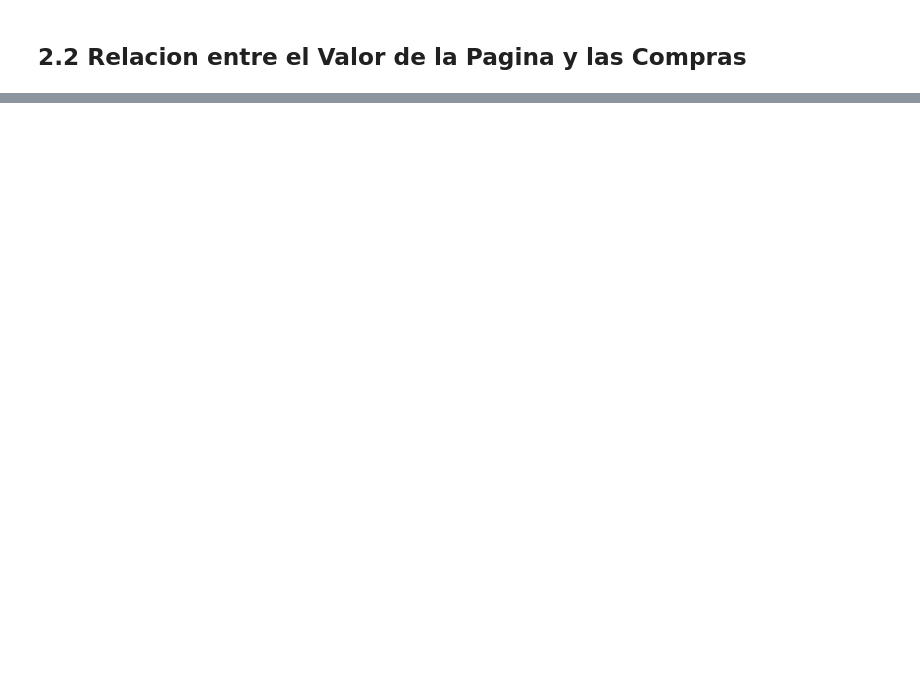
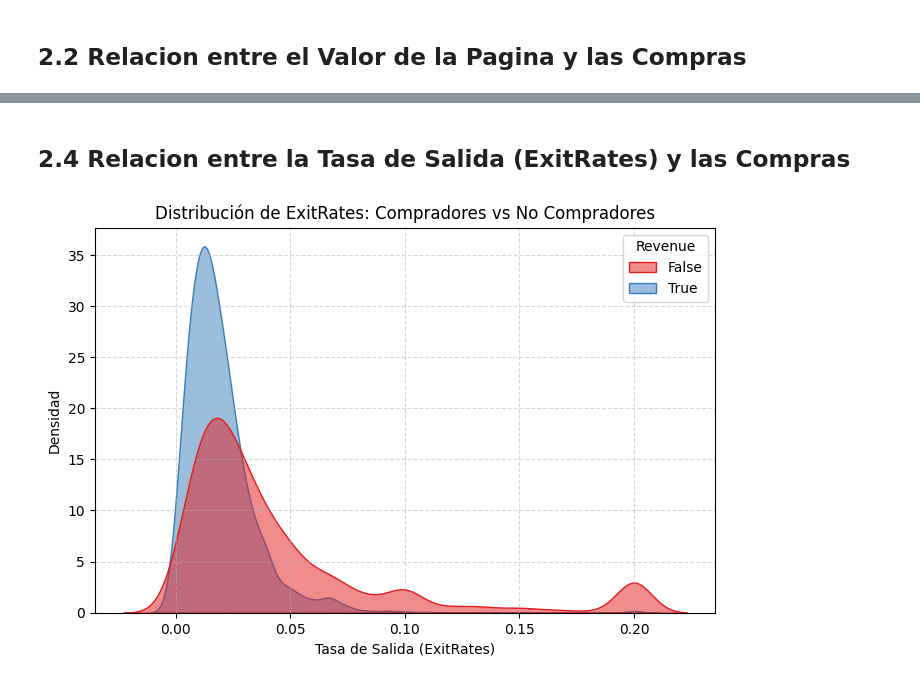
Before and after one commit to lucasbottino9/Proyecto-Final-Henry, a Jupyter notebook: 01_eda_y_limpieza_datos.ipynb, the cells around one changed output, grey strips where cells are left out. Drawn from its saved outputs; the diff is of its cells as text; code cells hidden in the pictures; blank space fills up the shorter version.

```diff
--- a/01_eda_y_limpieza_datos.ipynb
+++ b/01_eda_y_limpieza_datos.ipynb
@@ -59,0 +134,14 @@ print(df.groupby('Revenue')['PageValues'].mean())
+# %% [markdown]
+## 2.4 Relacion entre la Tasa de Salida (ExitRates) y las Compras
+# %%
+plt.figure(figsize=(8, 5))
+
+# Graficas la curva de distribucion de ExitRates para compradores vs nocompradores
+sns.kdeplot(data=df, x='ExitRates', hue='Revenue', fill=True, common_norm=False, palette='Set1', alpha=0.5)
+plt.title('Distribución de ExitRates: Compradores vs No Compradores')
+plt.xlabel('Tasa de Salida (ExitRates)')
+plt.ylabel('Densidad')
+plt.grid(True, linestyle='--', alpha=0.5)
+plt.show()
+# %% [output]
+[figure, added]
```
Also changed, not shown: parts of 9 cells of this notebook.
